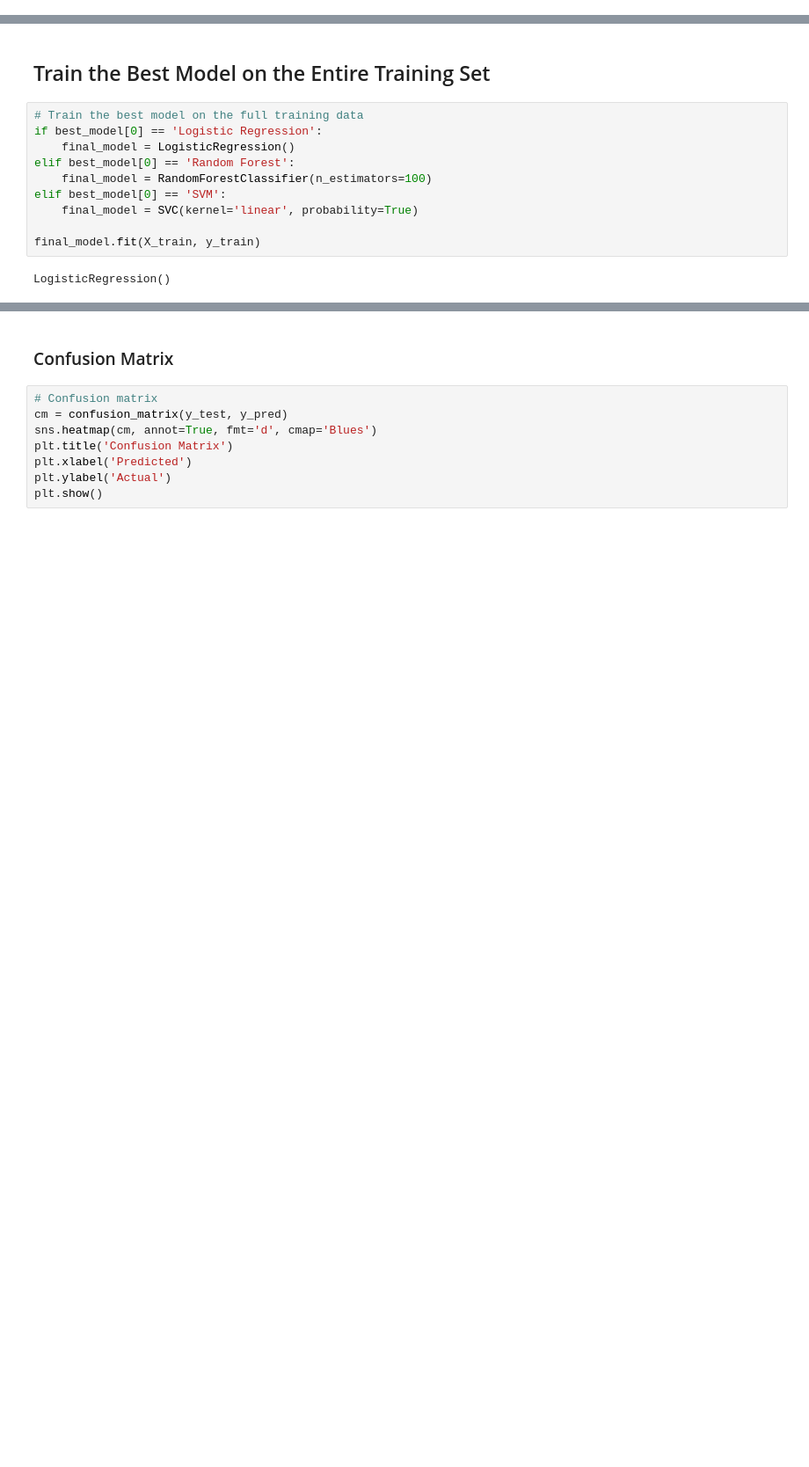
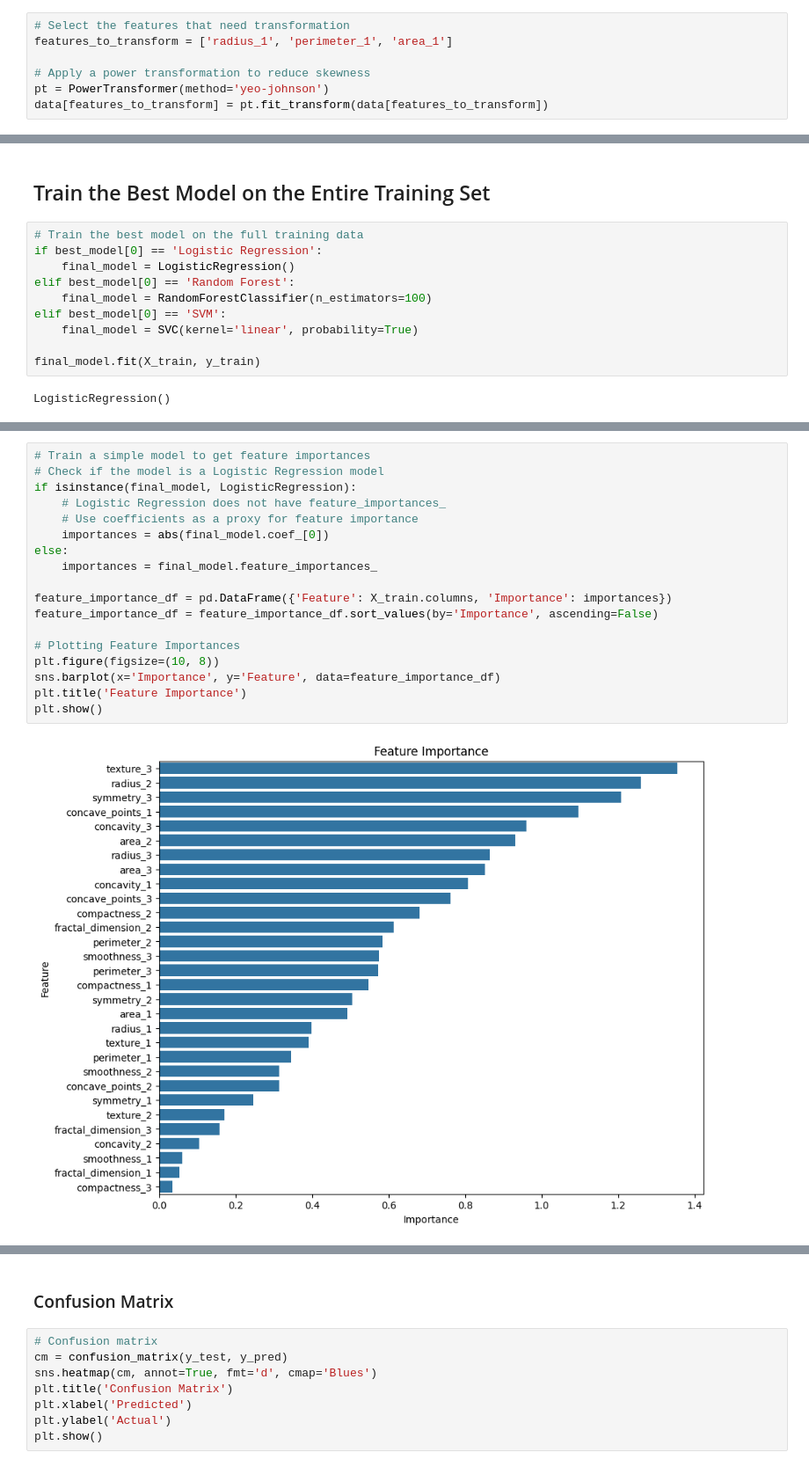
Before and after one commit to Ilagri/Breast-cancer-prediction, a Jupyter notebook: notebooks/breast_cancer_prediction.ipynb, the cells around one changed output, grey strips where cells are left out. Shown at 88% size. Drawn from its saved outputs; the diff is of its cells as text; blank space fills up the shorter version.

```diff
--- a/notebooks/breast_cancer_prediction.ipynb
+++ b/notebooks/breast_cancer_prediction.ipynb
@@ -174 +171,8 @@ data['Diagnosis'] = data['Diagnosis'].map({'B': 0, 'M': 1})
+# %%
+# Select the features that need transformation
+features_to_transform = ['radius_1', 'perimeter_1', 'area_1']
+
+# Apply a power transformation to reduce skewness
+pt = PowerTransformer(method='yeo-johnson')
+data[features_to_transform] = pt.fit_transform(data[features_to_transform])
 # %% [markdown]
@@ -281 +325,21 @@ LogisticRegression()
+# %%
+# Train a simple model to get feature importances
+# Check if the model is a Logistic Regression model
+if isinstance(final_model, LogisticRegression):
+    # Logistic Regression does not have feature_importances_
+    # Use coefficients as a proxy for feature importance
+    importances = abs(final_model.coef_[0])
+else:
+    importances = final_model.feature_importances_
+
+feature_importance_df = pd.DataFrame({'Feature': X_train.columns, 'Importance': importances})
+feature_importance_df = feature_importance_df.sort_values(by='Importance', ascending=False)
+
+# Plotting Feature Importances
+plt.figure(figsize=(10, 8))
+sns.barplot(x='Importance', y='Feature', data=feature_importance_df)
+plt.title('Feature Importance')
+plt.show()
+# %% [output]
+[figure, added]
 # %% [markdown]
```
Also changed, not shown: parts of 37 cells of this notebook.
